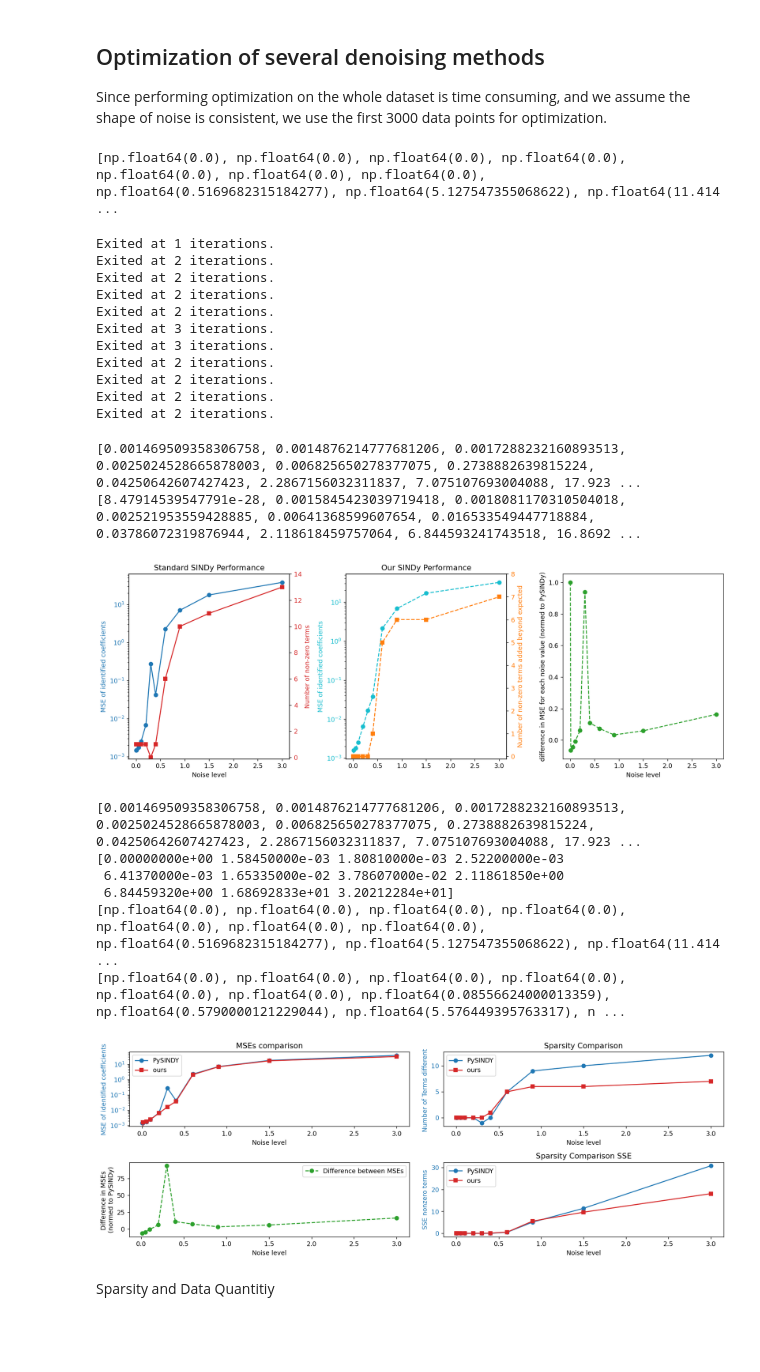
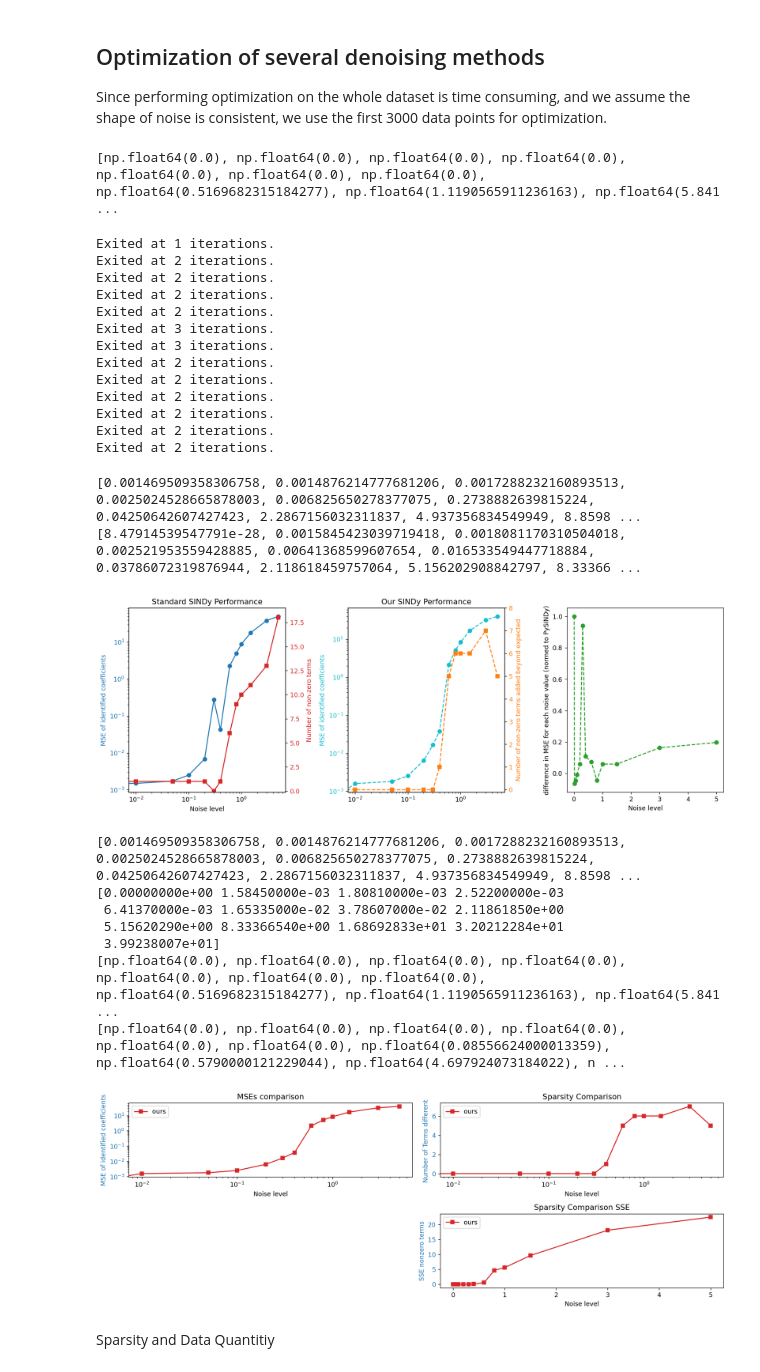
Before and after one commit to alexje76/SINDY-Noise-Investigation, a Jupyter notebook: test.ipynb, the cells around one changed output. Drawn from its saved outputs; the diff is of its cells as text; code cells hidden in the pictures; blank space fills up the shorter version.

```diff
--- a/test.ipynb
+++ b/test.ipynb
@@ -247,7 +247,7 @@ ax.set_ylim(y_min, y_max + margin)
 
 plt.show()
 # %%
-noise_levels = [0, 0.01, 0.05, 0.1, 0.2, 0.3, 0.4, 0.6, 0.9, 1.5, 3] #noise levels to test
+noise_levels = [0, 0.01, 0.05, 0.1, 0.2, 0.3, 0.4, 0.6, 0.8, 1, 1.5, 3, 5] #noise levels to test
 
 #Parameters for the system and data generation
 dt = 1e-3
@@ -296,7 +296,7 @@ for i, noise in enumerate(noise_levels):
 term_nums = [np.count_nonzero(xi) for xi in XIs]
 print(SEs_zterms)
 # %% [output]
-[np.float64(0.0), np.float64(0.0), np.float64(0.0), np.float64(0.0), np.float64(0.0), np.float64(0.0), np.float64(0.0), np.float64(0.5169682315184277), np.float64(5.127547355068622), np.float64(11.414 ...
+[np.float64(0.0), np.float64(0.0), np.float64(0.0), np.float64(0.0), np.float64(0.0), np.float64(0.0), np.float64(0.0), np.float64(0.5169682315184277), np.float64(1.1190565911236163), np.float64(5.841 ...
 # %%
 #Setting up our SINDy
 threshold = sparsity_threshold # sparsification knob lambda
@@ -318,8 +318,6 @@ for i, noise in enumerate(noise_levels):
 
     lorenz_arr_padded = mysindy.lorenz_array(sol)
 
-    mask = (sol != 0) & (lorenz_arr_padded == 0)
-    SEs_zterms_ours.append(np.sum(np.sqrt((sol[mask]-lorenz_arr_padded[mask])**2)))
     #print(xi.transpose().shape)
     #print(lorenz_arr_padded.shape)
     MSEs_ours.append(mean_squared_error(sol, lorenz_arr_padded))
@@ -339,10 +337,12 @@ Exited at 2 iterations.
 Exited at 2 iterations.
 Exited at 2 iterations.
 Exited at 2 iterations.
+Exited at 2 iterations.
+Exited at 2 iterations.
 # %%
 import matplotlib
 logy = True
-logx = False
+logx = True
 sparsity = True
 
 # 1. Create a figure with two subplots side-by-side
@@ -404,13 +404,14 @@ ax_diff.set_xlabel("Noise level")
 fig.tight_layout()
 plt.show()
 # %% [output]
-[0.001469509358306758, 0.0014876214777681206, 0.0017288232160893513, 0.0025024528665878003, 0.006825650278377075, 0.2738882639815224, 0.04250642607427423, 2.2867156032311837, 7.075107693004088, 17.923 ...
-[8.47914539547791e-28, 0.0015845423039719418, 0.0018081170310504018, 0.002521953559428885, 0.00641368599607654, 0.016533549447718884, 0.03786072319876944, 2.118618459757064, 6.844593241743518, 16.8692 ...
+[0.001469509358306758, 0.0014876214777681206, 0.0017288232160893513, 0.0025024528665878003, 0.006825650278377075, 0.2738882639815224, 0.04250642607427423, 2.2867156032311837, 4.937356834549949, 8.8598 ...
+[8.47914539547791e-28, 0.0015845423039719418, 0.0018081170310504018, 0.002521953559428885, 0.00641368599607654, 0.016533549447718884, 0.03786072319876944, 2.118618459757064, 5.156202908842797, 8.33366 ...
-[figure, old version]
+[figure, new version]
 # %%
 logy = True
-logx = False
+logx = True
 sparsity = True
+PySINDy = False
 
 # 1. Create a figure with two subplots side-by-side
 fig, ((ax_MSEs, ax_sparsity), (ax_diff_MSEs, ax_SSE)) = plt.subplots(2, 2, figsize=(14, 5), dpi=128)
@@ -418,7 +419,8 @@ fig, ((ax_MSEs, ax_sparsity), (ax_diff_MSEs, ax_SSE)) = plt.subplots(2, 2, figsi
 MSEs_ours = np.array(MSEs_ours).round(7)
 # --- LEFT PLOT: Original SINDy ---
 # MSE on left y-axis
-ax_MSEs.plot(noise_levels, MSEs, marker="o", color="tab:blue", label="PySINDY")
+if PySINDy:
+    ax_MSEs.plot(noise_levels, MSEs, marker="o", color="tab:blue", label="PySINDY")
 ax_MSEs.plot(noise_levels, MSEs_ours, marker="s", color="tab:red", label="ours")
 ax_MSEs.set_xlabel("Noise level")
 ax_MSEs.set_ylabel("MSE of identified coefficients", color="tab:blue")
@@ -434,50 +436,56 @@ print(MSEs)
 # --- RIGHT PLOT: Our SINDy ---
 # MSE on left y-axis
 print(MSEs_ours)
-ax_sparsity.plot(noise_levels, np.array(term_nums)-7, marker="o", color="tab:blue", label="PySINDY")
+if PySINDy:
+    ax_sparsity.plot(noise_levels, np.array(term_nums)-7, marker="o", color="tab:blue", label="PySINDY")
 ax_sparsity.plot(noise_levels, np.array(term_nums_ours)-7, marker="s", color="tab:red", label="ours")
 ax_sparsity.set_xlabel("Noise level")
 ax_sparsity.set_ylabel("Number of Terms different ", color="tab:blue")
 ax_sparsity.tick_params(axis='y', labelcolor="tab:blue")
 ax_sparsity.set_title("Sparsity Comparison")
 if logx:
     ax_sparsity.set_xscale('log')
 ax_sparsity.legend()
 
 
-
+if PySINDy:
 #Plot difference#
-diff = (MSEs - np.array(MSEs_ours).round(7))/MSEs *100
-ax_diff_MSEs.plot(noise_levels[1:], diff[1:], marker="o", color="tab:green", ls="--", label ="Difference between MSEs")
-ax_diff_MSEs.set_ylabel("Difference in MSEs \n(normed to PySINDy)")
-ax_diff_MSEs.set_xlabel("Noise level")
-ax_diff_MSEs.legend()
+    diff = (MSEs - np.array(MSEs_ours).round(7))/MSEs *100
+    ax_diff_MSEs.plot(noise_levels[1:], diff[1:], marker="o", color="tab:green", ls="--", label ="Difference between MSEs")
+    ax_diff_MSEs.set_ylabel("Difference in MSEs \n(normed to PySINDy)")
+    ax_diff_MSEs.set_xlabel("Noise level")
+    ax_diff_MSEs.legend()
+else:
+    ax_diff_MSEs.set_visible(False)
 
 
-# --- RIGHT PLOT bottom SSE ---
-ax_SSE.plot(noise_levels, SEs_zterms, marker="o", color="tab:blue", label="PySINDY")
-ax_SSE.plot(noise_levels, SEs_zterms_ours, marker="s", color="tab:red", label="ours")
+# --- RIGHT PLOT bottom SSE --
+# -
+if PySINDy:
+    ax_SSE.plot(noise_levels, SEs_zterms, marker="o", color="tab:blue", label="PySINDY")
 print(SEs_zterms)
 print(SEs_zterms_ours)
+ax_SSE.plot(noise_levels, SEs_zterms_ours, marker="s", color="tab:red", label="ours")
 ax_SSE.set_xlabel("Noise level")
 ax_SSE.set_ylabel("SSE nonzero terms", color="tab:blue")
 ax_SSE.tick_params(axis='y', labelcolor="tab:blue")
 ax_SSE.set_title("Sparsity Comparison SSE")
 ax_SSE.legend()
 
 
 
 # 4. Final formatting
 fig.tight_layout()
 plt.show()
 # %% [output]
-[0.001469509358306758, 0.0014876214777681206, 0.0017288232160893513, 0.0025024528665878003, 0.006825650278377075, 0.2738882639815224, 0.04250642607427423, 2.2867156032311837, 7.075107693004088, 17.923 ...
+[0.001469509358306758, 0.0014876214777681206, 0.0017288232160893513, 0.0025024528665878003, 0.006825650278377075, 0.2738882639815224, 0.04250642607427423, 2.2867156032311837, 4.937356834549949, 8.8598 ...
 [0.00000000e+00 1.58450000e-03 1.80810000e-03 2.52200000e-03
  6.41370000e-03 1.65335000e-02 3.78607000e-02 2.11861850e+00
- 6.84459320e+00 1.68692833e+01 3.20212284e+01]
-[np.float64(0.0), np.float64(0.0), np.float64(0.0), np.float64(0.0), np.float64(0.0), np.float64(0.0), np.float64(0.0), np.float64(0.5169682315184277), np.float64(5.127547355068622), np.float64(11.414 ...
-[np.float64(0.0), np.float64(0.0), np.float64(0.0), np.float64(0.0), np.float64(0.0), np.float64(0.0), np.float64(0.08556624000013359), np.float64(0.5790000121229044), np.float64(5.576449395763317), n ...
+ 5.15620290e+00 8.33366540e+00 1.68692833e+01 3.20212284e+01
+ 3.99238007e+01]
+[np.float64(0.0), np.float64(0.0), np.float64(0.0), np.float64(0.0), np.float64(0.0), np.float64(0.0), np.float64(0.0), np.float64(0.5169682315184277), np.float64(1.1190565911236163), np.float64(5.841 ...
+[np.float64(0.0), np.float64(0.0), np.float64(0.0), np.float64(0.0), np.float64(0.0), np.float64(0.0), np.float64(0.08556624000013359), np.float64(0.5790000121229044), np.float64(4.697924073184022), n ...
-[figure, old version]
+[figure, new version]
 # %% [markdown]
 Sparsity and Data Quantitiy
 # %%
```
Also changed, not shown: parts of 4 cells of this notebook.
